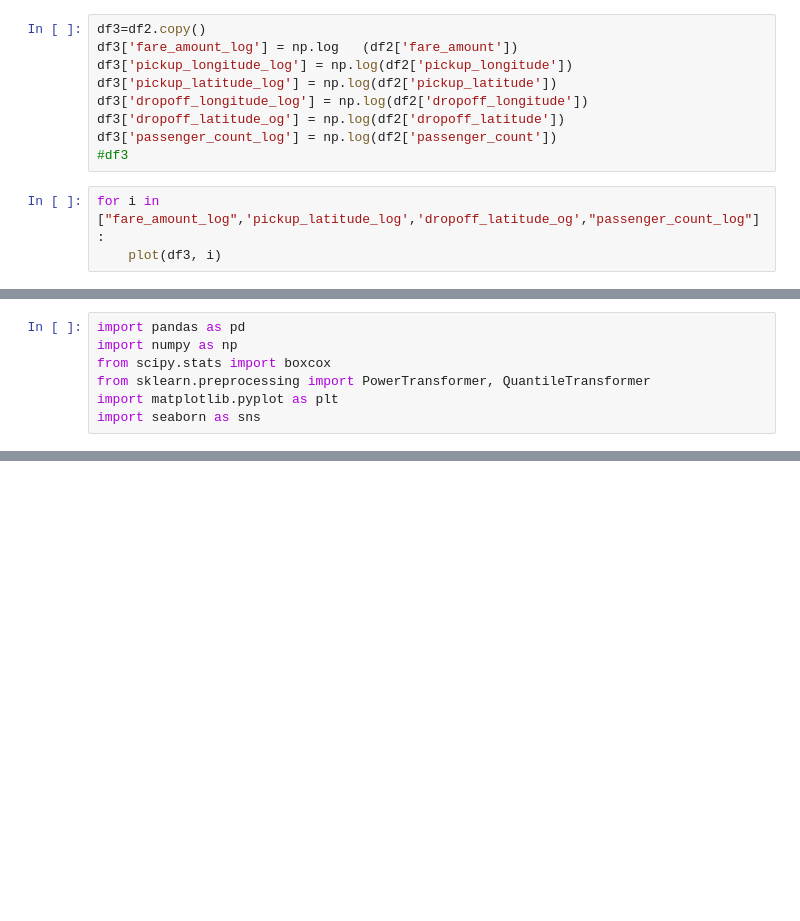
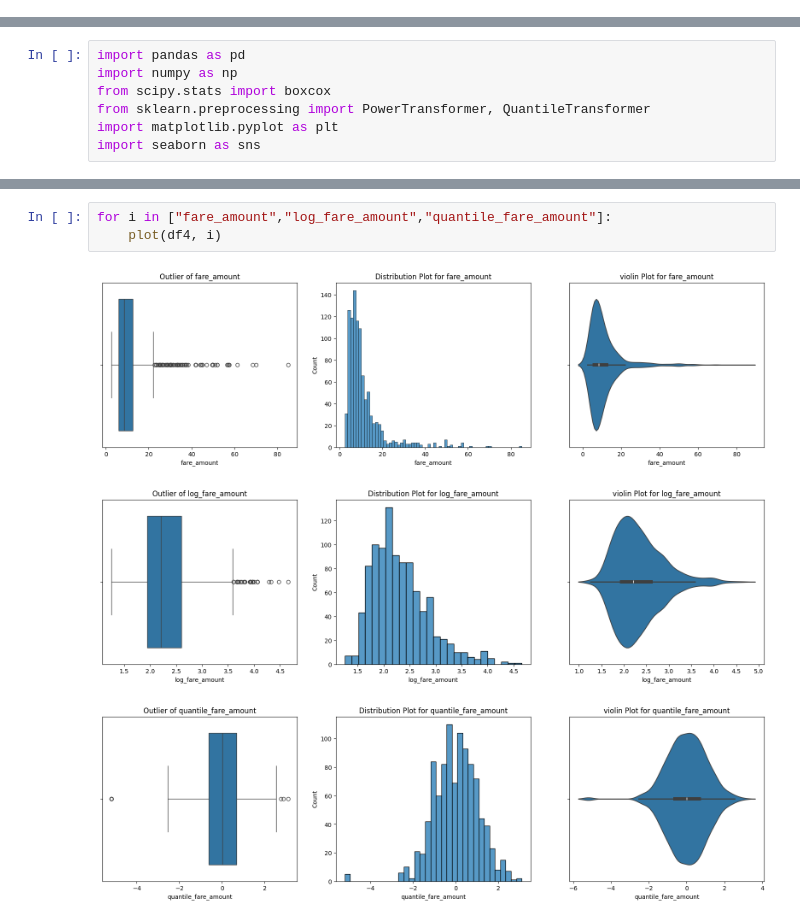
Before and after one commit to AJAYVISWA22/Uber-Fare-Prediction, a Jupyter notebook: Data_EXP.ipynb, the cells around one changed output, grey strips where cells are left out. Cells and saved outputs as stored; diff of their text form; blank space fills up the shorter version.

```diff
--- a/Data_EXP.ipynb
+++ b/Data_EXP.ipynb
@@ -449,12 +612,0 @@ for i in ["fare_amount_log",'pickup_longitude_log','dropoff_latitude_og',"passen
-# %%
-df3=df2.copy()
-df3['fare_amount_log'] = np.log   (df2['fare_amount'])
-df3['pickup_longitude_log'] = np.log(df2['pickup_longitude'])
-df3['pickup_latitude_log'] = np.log(df2['pickup_latitude'])
-df3['dropoff_longitude_log'] = np.log(df2['dropoff_longitude'])
-df3['dropoff_latitude_og'] = np.log(df2['dropoff_latitude'])
-df3['passenger_count_log'] = np.log(df2['passenger_count'])
-#df3
-# %%
-for i in ["fare_amount_log",'pickup_latitude_log','dropoff_latitude_og',"passenger_count_log"]:
-    plot(df3, i)
@@ -565,0 +724,7 @@ def plot_skewd(df)
+# %%
+for i in ["fare_amount","log_fare_amount","quantile_fare_amount"]:
+    plot(df4, i)
+# %% [output]
+[figure, added]
+[figure, added]
+[figure, added]
```
Also changed, not shown: parts of 66 cells of this notebook.
